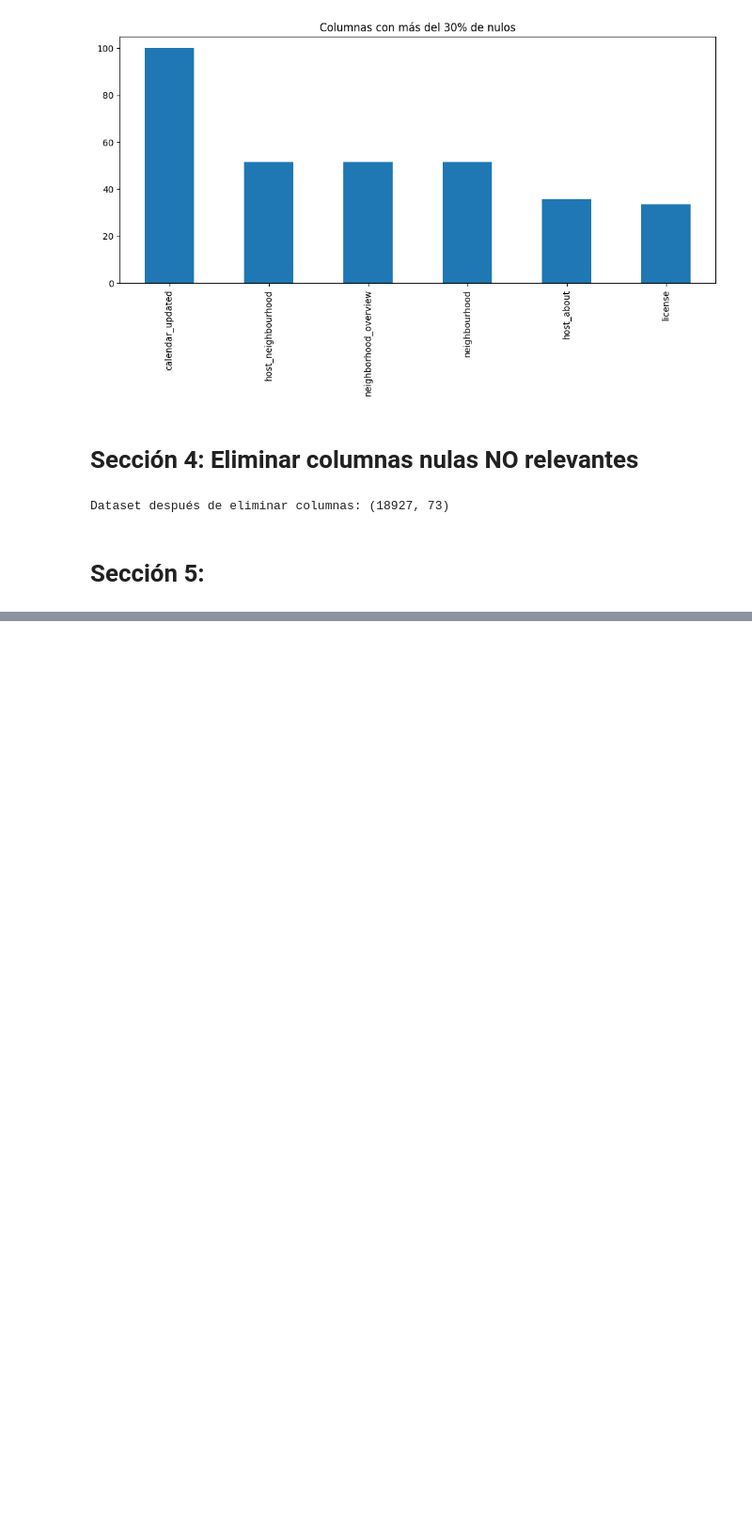
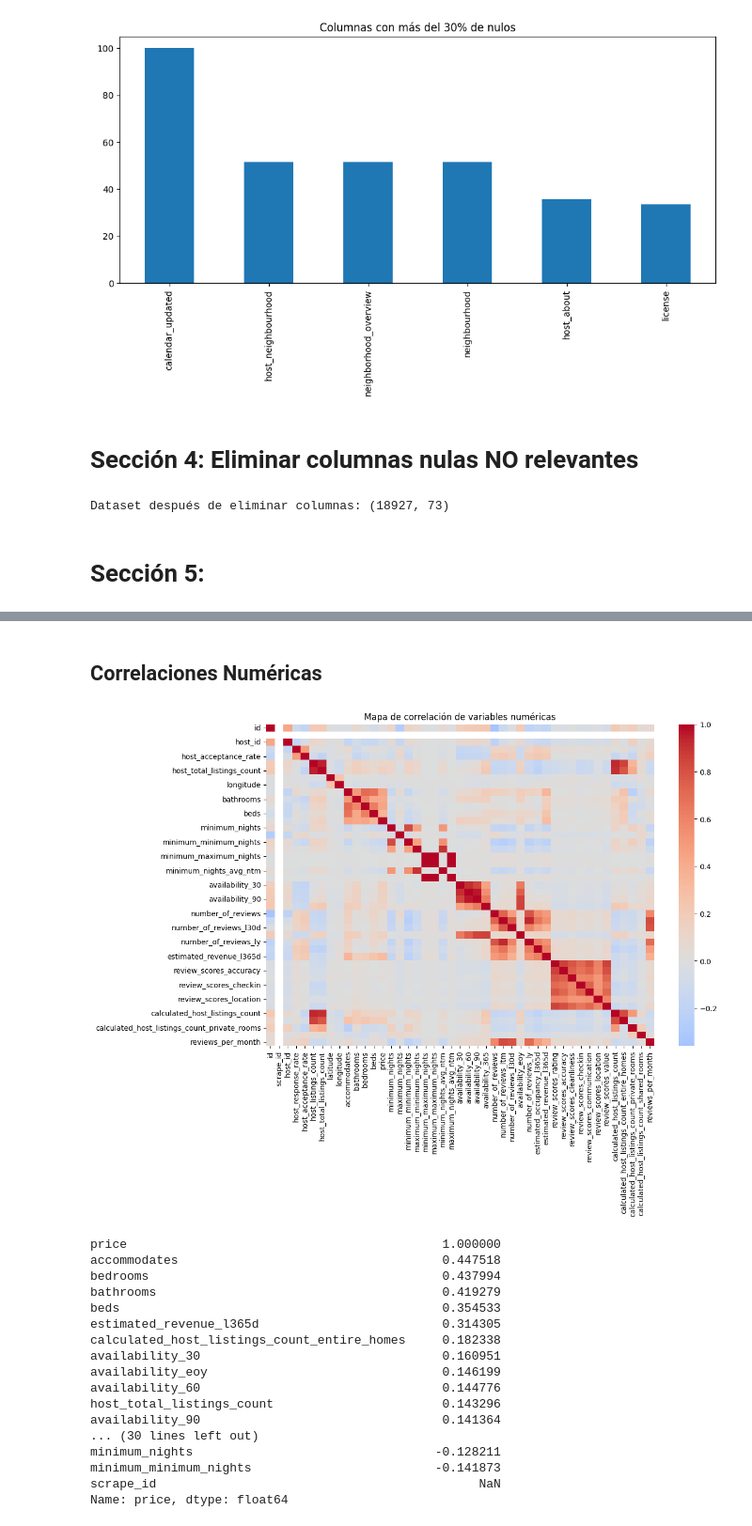
Before and after one commit to 10santiago12/Taller-1, a Jupyter notebook: Taller_1_EDA_Modelos_Regresion.ipynb, the cells around one changed output, grey strips where cells are left out. Shown at 94% size. Drawn from its saved outputs; the diff is of its cells as text; code cells hidden in the pictures; blank space fills up the shorter version.

```diff
--- a/Taller_1_EDA_Modelos_Regresion.ipynb
+++ b/Taller_1_EDA_Modelos_Regresion.ipynb
@@ -364,0 +480,33 @@ For example, when doing 'df[col].method(value, inplace=True)', try using 'df.met
+# %% [markdown]
+## Correlaciones Numéricas
+# %%
+# --- 2. Correlaciones numéricas ---
+num_cols = df.select_dtypes(include=['int64', 'float64']).columns
+
+plt.figure(figsize=(12,8))
+corr = df[num_cols].corr()
+sns.heatmap(corr, annot=False, cmap="coolwarm", center=0)
+plt.title("Mapa de correlación de variables numéricas")
+plt.show()
+
+# Ver correlación con 'price'
+print(corr['price'].sort_values(ascending=False))
+# %% [output]
+[figure, added]
+price                                           1.000000
+accommodates                                    0.447518
+bedrooms                                        0.437994
+bathrooms                                       0.419279
+beds                                            0.354533
+estimated_revenue_l365d                         0.314305
+calculated_host_listings_count_entire_homes     0.182338
+availability_30                                 0.160951
+availability_eoy                                0.146199
+availability_60                                 0.144776
+host_total_listings_count                       0.143296
+availability_90                                 0.141364
+... (30 lines left out)
+minimum_nights                                 -0.128211
+minimum_minimum_nights                         -0.141873
+scrape_id                                            NaN
+Name: price, dtype: float64
```
Also changed, not shown: parts of 27 cells of this notebook.
